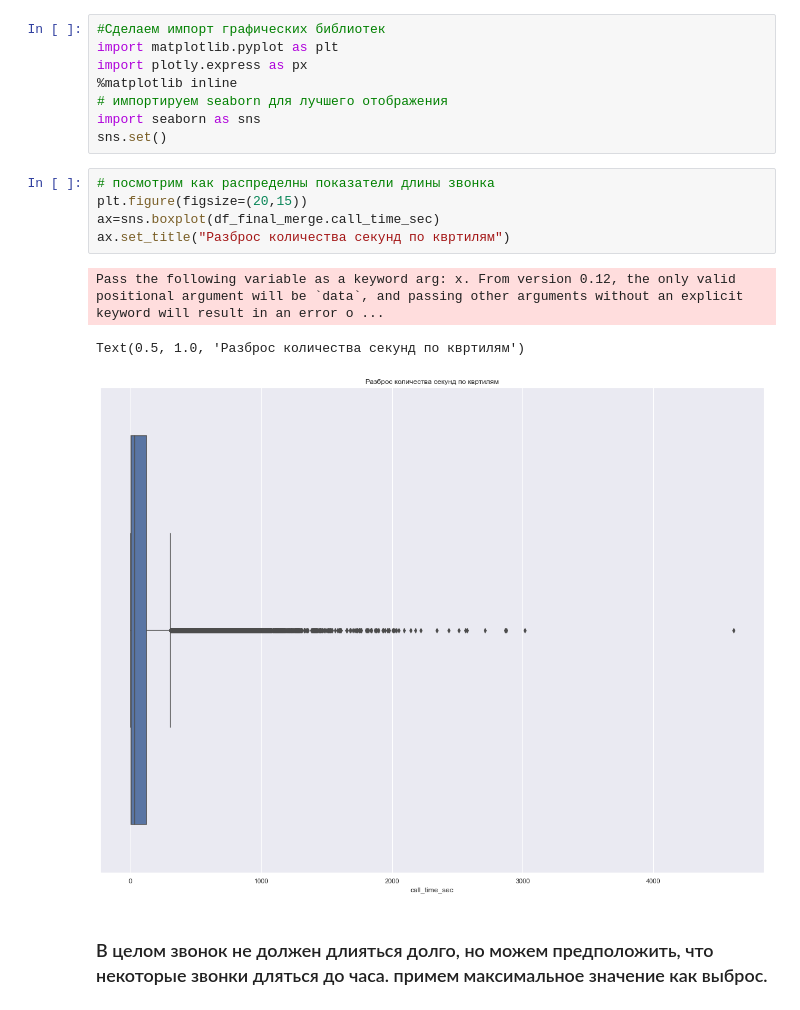
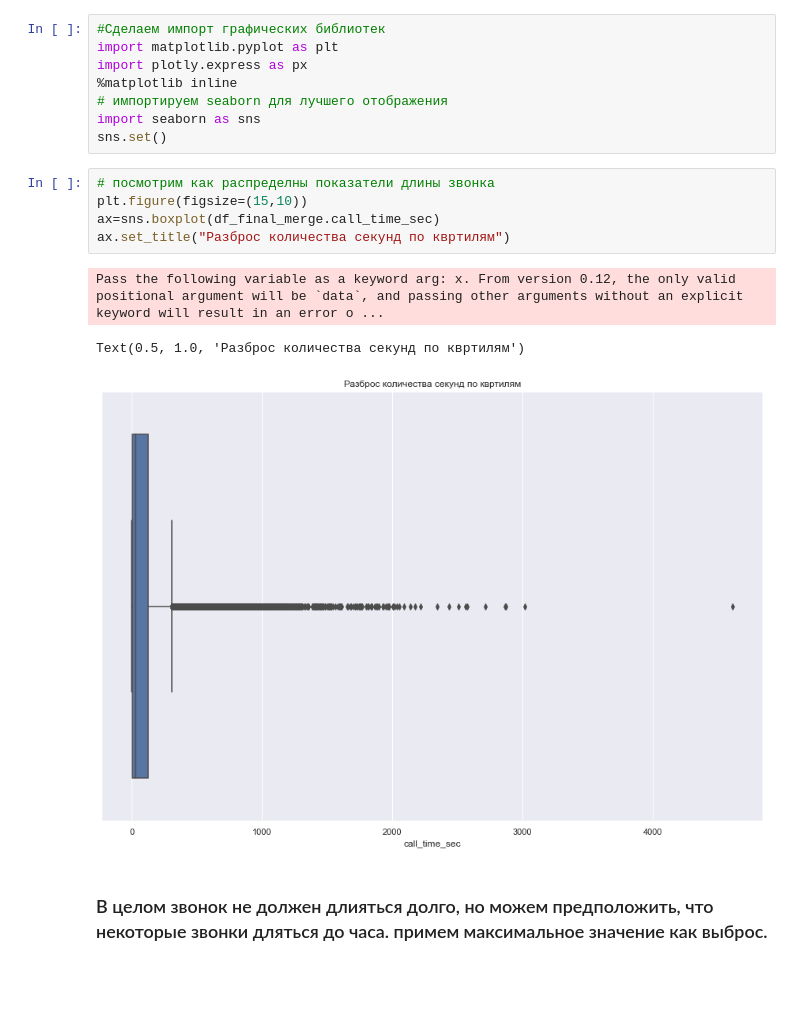
Before and after one commit to Jorshya/fin_analyst, a Jupyter notebook: Task.ipynb, the cells around one changed output. Cells and saved outputs as stored; diff of their text form; blank space fills up the shorter version.

```diff
--- a/Task.ipynb
+++ b/Task.ipynb
@@ -246,13 +246,13 @@ import seaborn as sns
 sns.set()
 # %%
 # посмотрим как распределны показатели длины звонка
-plt.figure(figsize=(20,15))
+plt.figure(figsize=(15,10))
 ax=sns.boxplot(df_final_merge.call_time_sec)
 ax.set_title("Разброс количества секунд по квртилям")
 # %% [output]
 Pass the following variable as a keyword arg: x. From version 0.12, the only valid positional argument will be `data`, and passing other arguments without an explicit keyword will result in an error o ...
 Text(0.5, 1.0, 'Разброс количества секунд по квртилям')
-[figure, old version]
+[figure, new version]
 # %% [markdown]
 ### В целом звонок не должен длияться долго, но можем предположить, что некоторые звонки дляться до часа. примем максимальное значение как выброс.
 # %%
```
Also changed, not shown: parts of 8 cells of this notebook.
